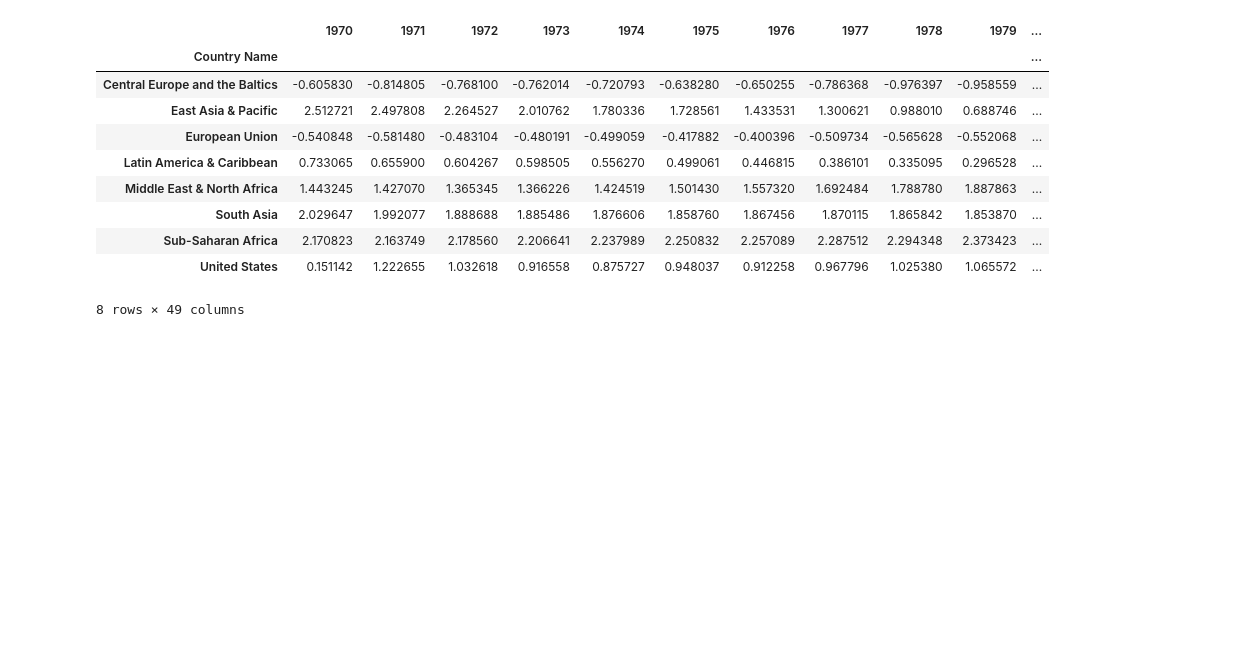
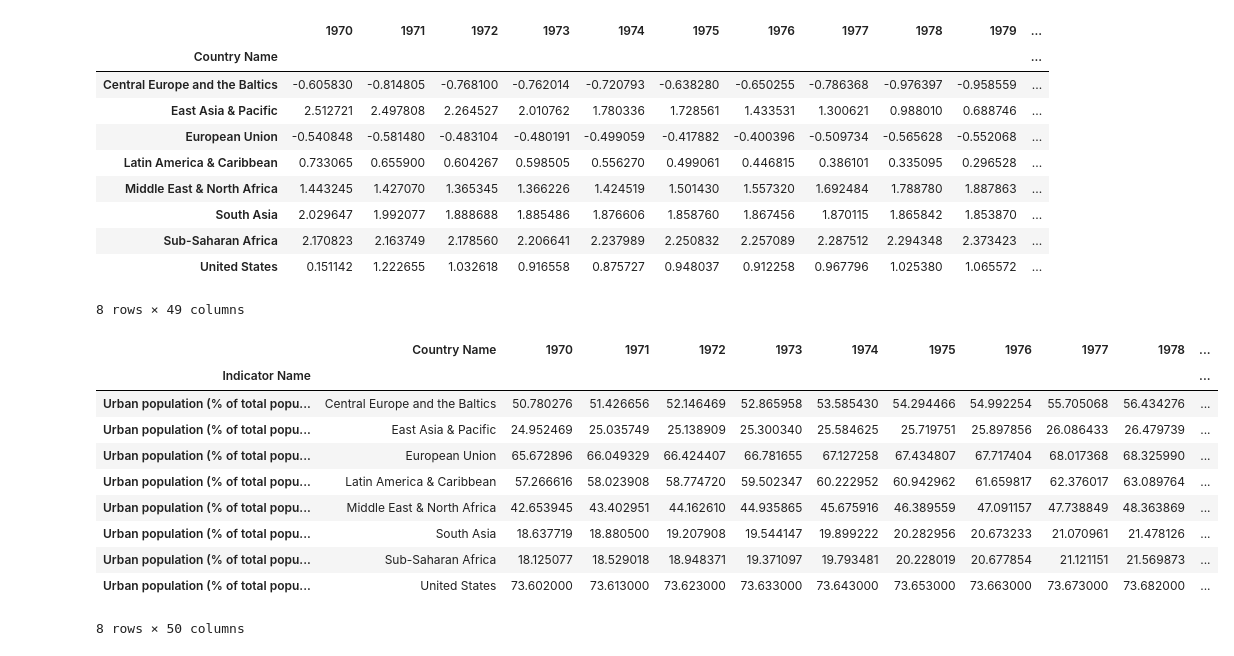
Before and after one commit to theriotn95/populations_project, a Jupyter notebook: Populations_Project_RAO_IAN.ipynb, the cells around one changed output. Drawn from its saved outputs; the diff is of its cells as text; code cells hidden in the pictures; blank space fills up the shorter version.

Commit message:
Urban Total Line Graph added with the PNG

```diff
--- a/Populations_Project_RAO_IAN.ipynb
+++ b/Populations_Project_RAO_IAN.ipynb
@@ -348,3 +348,19 @@ plt.savefig("Rural_Growth.png")
 
 # Print our chart to the screen
 plt.show()
+# %%
+# Specify the valid indicators for the Urban Total
+reduced_urban_total = Indexed_df.loc[["Urban population (% of total population)"]]
+reduced_urban_total
+# %% [output]
+|  | Country Name | 1970 | 1971 | 1972 | 1973 | 1974 | 1975 | 1976 | 1977 | 1978 | ... |
+| Indicator Name |  |  |  |  |  |  |  |  |  |  | ... |
+| Urban population (% of total popu... | Central Europe and the Baltics | 50.780276 | 51.426656 | 52.146469 | 52.865958 | 53.585430 | 54.294466 | 54.992254 | 55.705068 | 56.434276 | ... |
+| Urban population (% of total popu... | East Asia & Pacific | 24.952469 | 25.035749 | 25.138909 | 25.300340 | 25.584625 | 25.719751 | 25.897856 | 26.086433 | 26.479739 | ... |
+| Urban population (% of total popu... | European Union | 65.672896 | 66.049329 | 66.424407 | 66.781655 | 67.127258 | 67.434807 | 67.717404 | 68.017368 | 68.325990 | ... |
+| Urban population (% of total popu... | Latin America & Caribbean | 57.266616 | 58.023908 | 58.774720 | 59.502347 | 60.222952 | 60.942962 | 61.659817 | 62.376017 | 63.089764 | ... |
+| Urban population (% of total popu... | Middle East & North Africa | 42.653945 | 43.402951 | 44.162610 | 44.935865 | 45.675916 | 46.389559 | 47.091157 | 47.738849 | 48.363869 | ... |
+| Urban population (% of total popu... | South Asia | 18.637719 | 18.880500 | 19.207908 | 19.544147 | 19.899222 | 20.282956 | 20.673233 | 21.070961 | 21.478126 | ... |
+| Urban population (% of total popu... | Sub-Saharan Africa | 18.125077 | 18.529018 | 18.948371 | 19.371097 | 19.793481 | 20.228019 | 20.677854 | 21.121151 | 21.569873 | ... |
+| Urban population (% of total popu... | United States | 73.602000 | 73.613000 | 73.623000 | 73.633000 | 73.643000 | 73.653000 | 73.663000 | 73.673000 | 73.682000 | ... |
+8 rows × 50 columns
```
Also changed, not shown: parts of 6 cells of this notebook, 3 other files.
